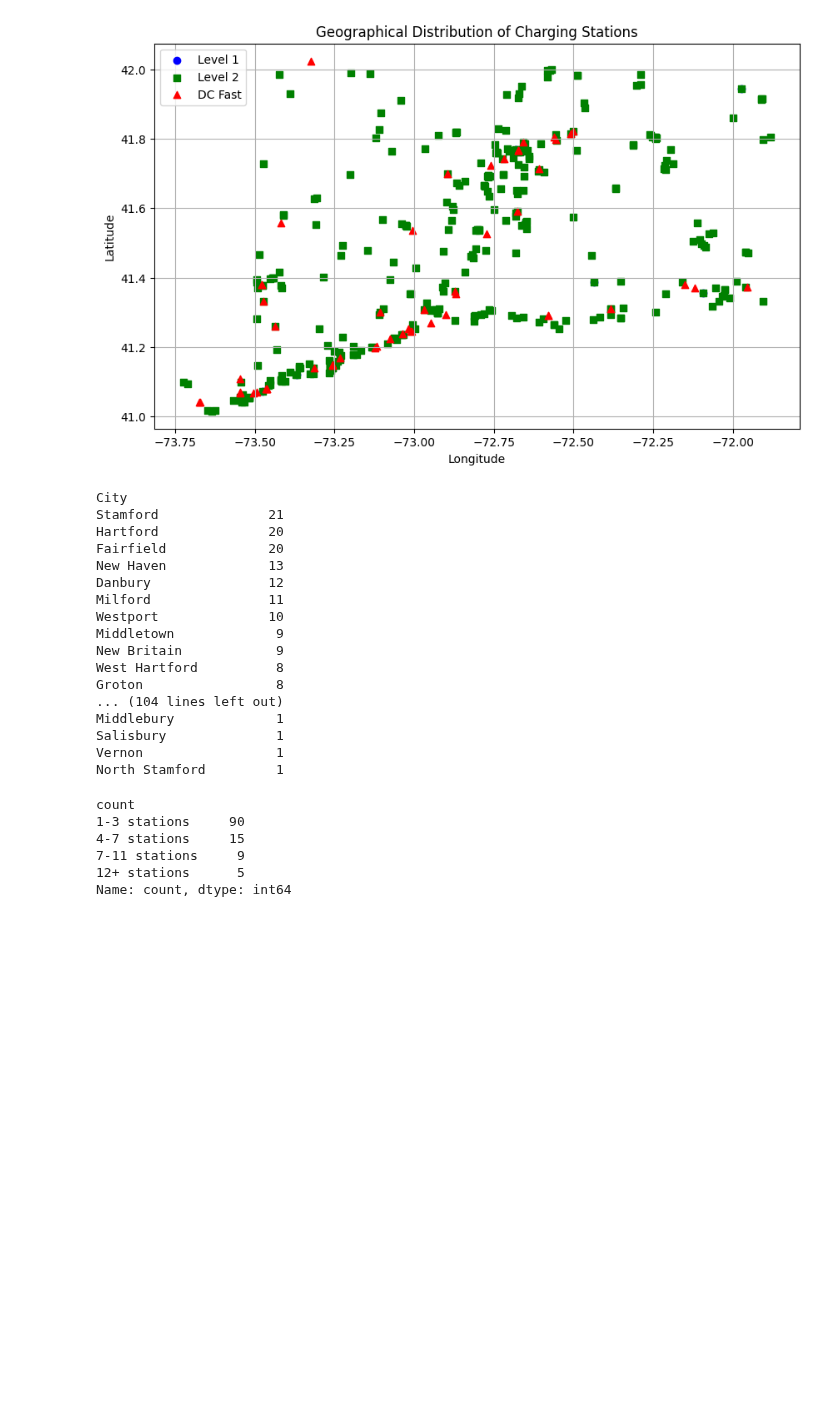
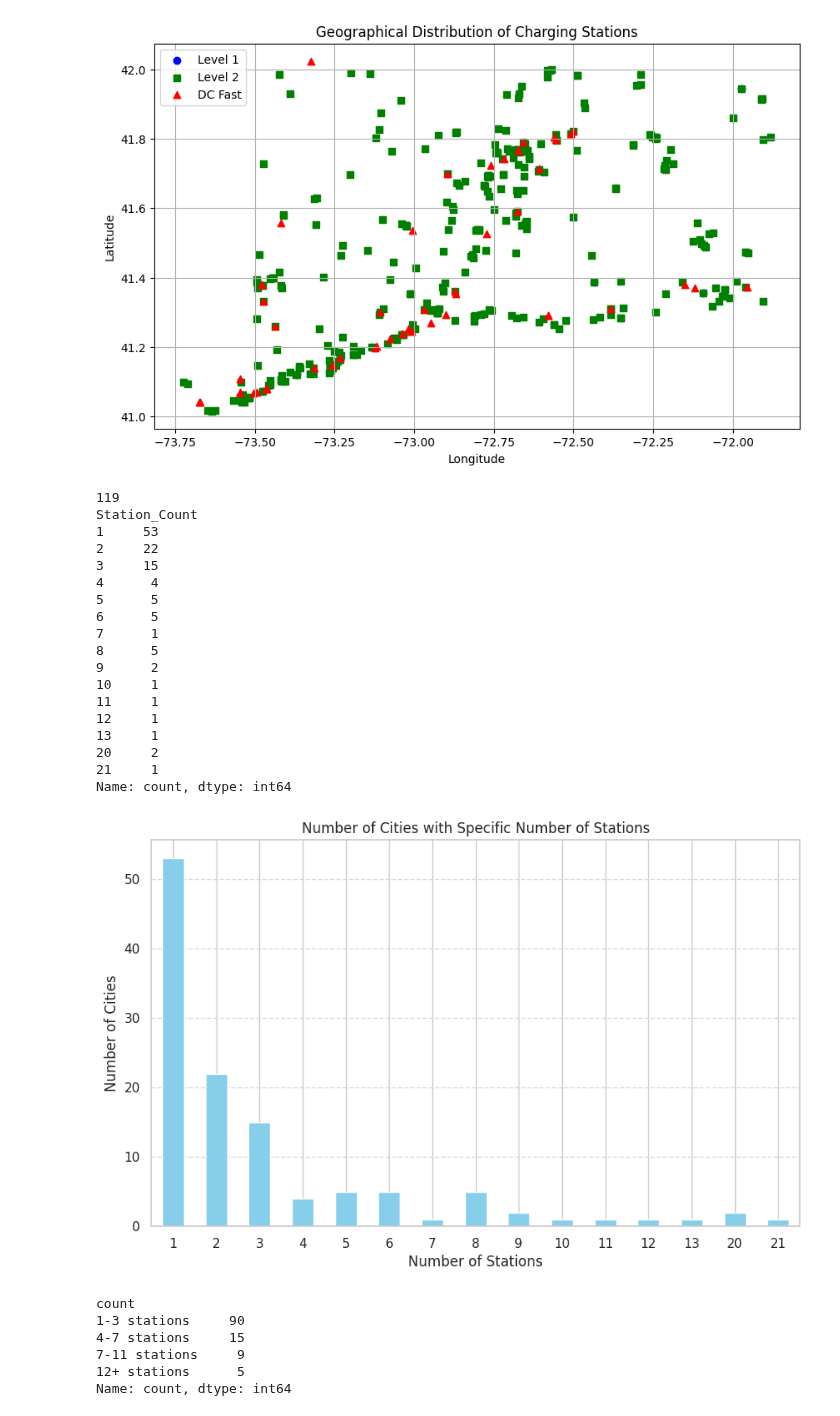
Before and after one commit to Hillal-cell/EV_Station, a Jupyter notebook: final_project.ipynb, the cells around one changed output. Cells and saved outputs as stored; diff of their text form; code cells hidden in the pictures; blank space fills up the shorter version.

```diff
--- a/final_project.ipynb
+++ b/final_project.ipynb
@@ -468,30 +471,55 @@ plt.grid(True)
 plt.show()
 # %% [output]
 [figure]
-# %%
-#Findind the number of stations with in different cities
-city_counts = df['City'].value_counts()
-
-# Print the city and their counts
-print(city_counts.to_string())
-# %% [output]
-City
-Stamford              21
-Hartford              20
-Fairfield             20
-New Haven             13
-Danbury               12
-Milford               11
-Westport              10
-Middletown             9
-New Britain            9
-West Hartford          8
-Groton                 8
-... (104 lines left out)
-Middlebury             1
-Salisbury              1
-Vernon                 1
-North Stamford         1
+# %%
+#Finding the number of stations with in different cities
+city_counts = df['City'].value_counts()
+
+# Print the city and their counts
+print(len(city_counts))
+
+city_station_counts = df['City'].value_counts()
+
+# Convert the result to a DataFrame
+city_station_counts_df = city_station_counts.reset_index()
+city_station_counts_df.columns = ['City', 'Station_Count']
+
+# Count the number of cities with a specific number of stations
+stations_per_city_count = city_station_counts_df['Station_Count'].value_counts().sort_index()
+
+# Display the counts
+print(stations_per_city_count)
+
+
+# Plotting the graph
+plt.figure(figsize=(10, 6))
+stations_per_city_count.plot(kind='bar', color='skyblue')
+plt.title('Number of Cities with Specific Number of Stations')
+plt.xlabel('Number of Stations')
+plt.ylabel('Number of Cities')
+plt.xticks(rotation=0)
+plt.grid(axis='y', linestyle='--', alpha=0.7)
+plt.show()
+# %% [output]
+119
+Station_Count
+1     53
+2     22
+3     15
+4      4
+5      5
+6      5
+7      1
+8      5
+9      2
+10     1
+11     1
+12     1
+13     1
+20     2
+21     1
+Name: count, dtype: int64
+[figure, added]
 # %%
 # Converting  the dictionary to a DataFrame
 city_counts = pd.Series(city_counts)
```
Also changed, not shown: parts of 4 cells of this notebook.
